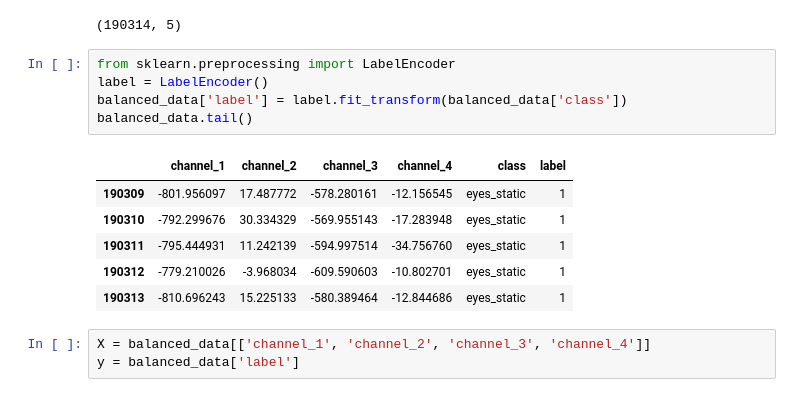
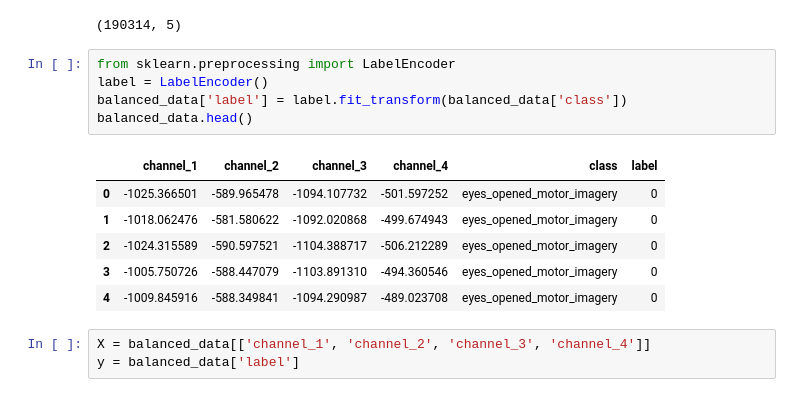
Before and after one commit to akash-siv/bci_nn_model, a Jupyter notebook: Copy_of_timeseries_classification_from_scratch.ipynb, the cells around one changed output. Drawn from its saved outputs; the diff is of its cells as text.

```diff
--- a/Copy_of_timeseries_classification_from_scratch.ipynb
+++ b/Copy_of_timeseries_classification_from_scratch.ipynb
@@ -188,15 +190,15 @@ balanced_data.shape
 # %%
 from sklearn.preprocessing import LabelEncoder
 label = LabelEncoder()
 balanced_data['label'] = label.fit_transform(balanced_data['class'])
-balanced_data.tail()
+balanced_data.head()
 # %% [output]
 |  | channel_1 | channel_2 | channel_3 | channel_4 | class | label |
-| 190309 | -801.956097 | 17.487772 | -578.280161 | -12.156545 | eyes_static | 1 |
-| 190310 | -792.299676 | 30.334329 | -569.955143 | -17.283948 | eyes_static | 1 |
-| 190311 | -795.444931 | 11.242139 | -594.997514 | -34.756760 | eyes_static | 1 |
-| 190312 | -779.210026 | -3.968034 | -609.590603 | -10.802701 | eyes_static | 1 |
-| 190313 | -810.696243 | 15.225133 | -580.389464 | -12.844686 | eyes_static | 1 |
+| 0 | -1025.366501 | -589.965478 | -1094.107732 | -501.597252 | eyes_opened_motor_imagery | 0 |
+| 1 | -1018.062476 | -581.580622 | -1092.020868 | -499.674943 | eyes_opened_motor_imagery | 0 |
+| 2 | -1024.315589 | -590.597521 | -1104.388717 | -506.212289 | eyes_opened_motor_imagery | 0 |
+| 3 | -1005.750726 | -588.447079 | -1103.891310 | -494.360546 | eyes_opened_motor_imagery | 0 |
+| 4 | -1009.845916 | -588.349841 | -1094.290987 | -489.023708 | eyes_opened_motor_imagery | 0 |
 # %%
 X = balanced_data[['channel_1', 'channel_2', 'channel_3', 'channel_4']]
 y = balanced_data['label']
```
Also changed, not shown: parts of 28 cells of this notebook, 1 other file.
